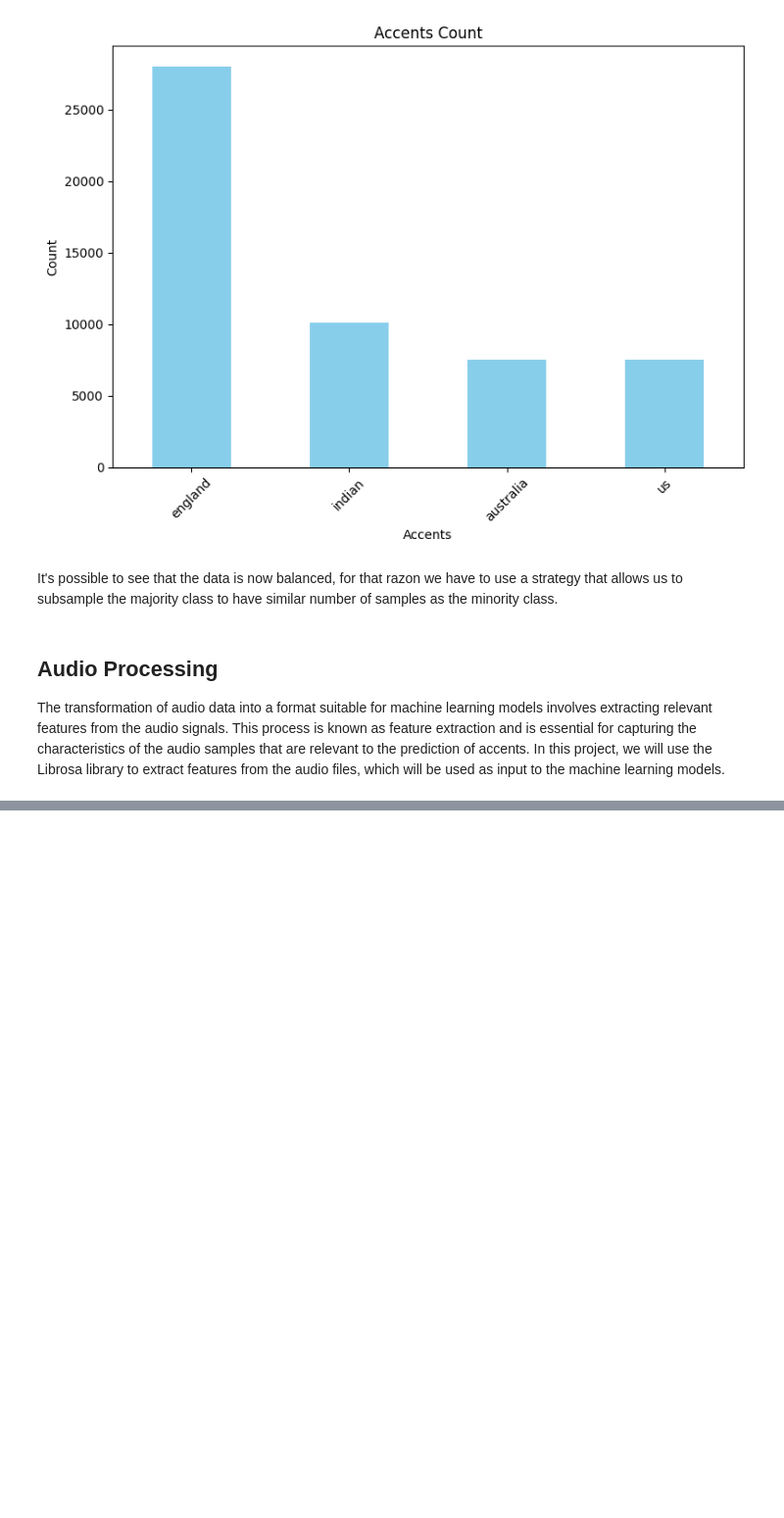
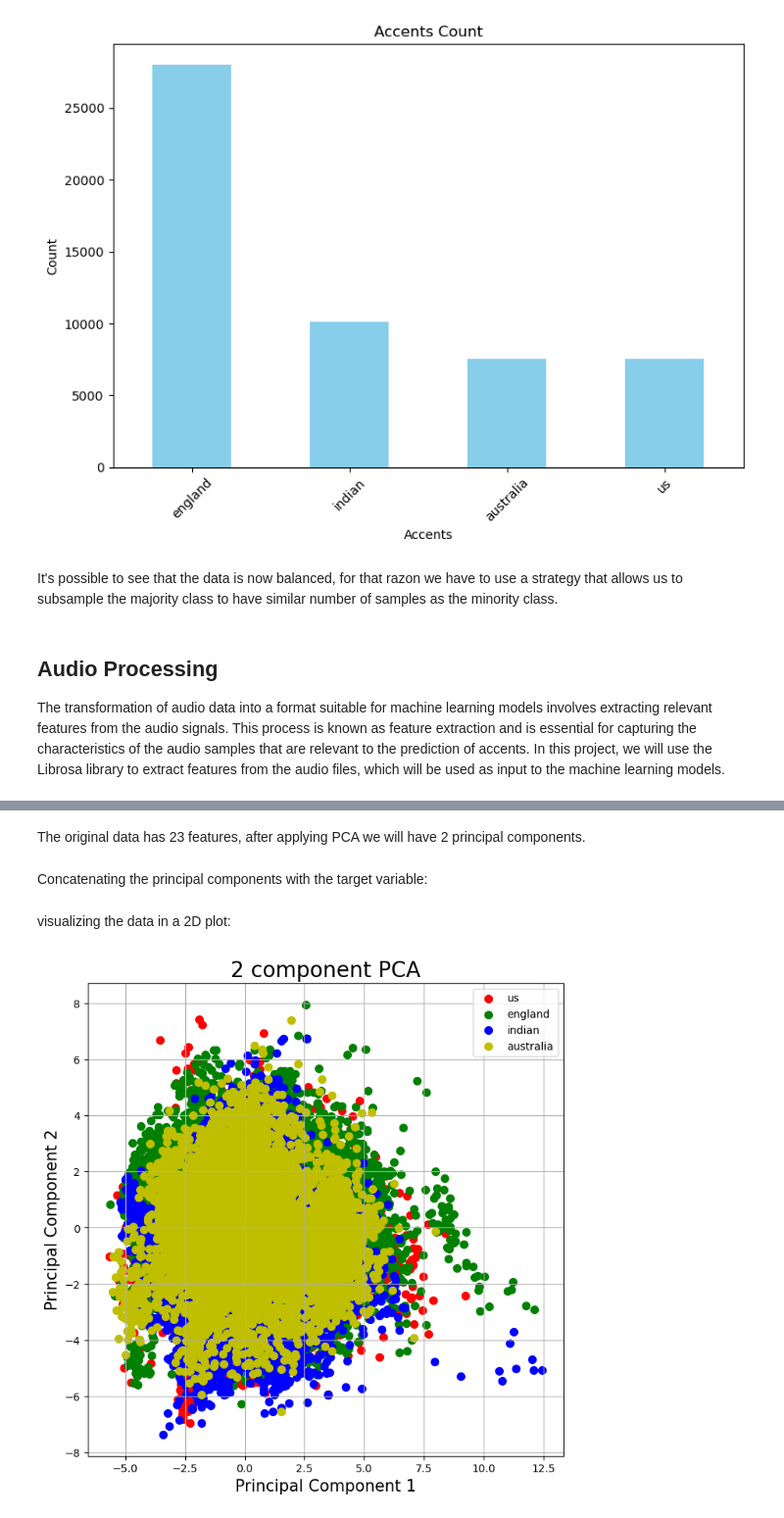
Before and after one commit to CristianPerafan/ArtificialIntelligenceProject, a Jupyter notebook: Delivery2/ExploratoryDataAnalysis2.ipynb, the cells around one changed output, grey strips where cells are left out. Shown: that part at 98% size. Saved outputs shown, nothing was run; the diff lists cells and outputs as text; code cells hidden in the pictures; blank space fills up the shorter version.

```diff
--- a/Delivery2/ExploratoryDataAnalysis2.ipynb
+++ b/Delivery2/ExploratoryDataAnalysis2.ipynb
@@ -301,10 +254,7 @@ plt.show()
 # %% [markdown]
 It's possible to see that the data is now balanced, for that razon we have to use a strategy that allows us to subsample the majority class to have similar number of samples as the minority class.
 # %%
-df["accent"]=df["accent"].replace("us", 1)
-df["accent"]=df["accent"].replace("england", 2)
-df["accent"]=df["accent"].replace("indian", 3)
-df["accent"]=df["accent"].replace("australia", 4)
+df["accent"] = df["accent"].map({"us": 1, "england": 2, "indian": 3, "australia": 4})
 # %% [markdown]
 ## Audio Processing
 The transformation of audio data into a format suitable for machine learning models involves extracting relevant features from the audio signals. This process is known as feature extraction and is essential for capturing the characteristics of the audio samples that are relevant to the prediction of accents. In this project, we will use the Librosa library to extract features from the audio files, which will be used as input to the machine learning models.
@@ -519,0 +362,38 @@ print(X)
+# %% [markdown]
+The original data has 23 features, after applying PCA we will have 2 principal components.
+# %%
+from sklearn.decomposition import PCA
+
+
+pca = PCA(n_components=2)
+
+principalComponents = pca.fit_transform(x)
+
+
+principalDf = pd.DataFrame(data = principalComponents,
+                           columns = ['pc_1', 'pc_2'])
+# %% [markdown]
+Concatenating the principal components with the target variable:
+# %%
+finalDf = pd.concat([principalDf, df[['accent']]], axis = 1)
+# %% [markdown]
+visualizing the data in a 2D plot:
+# %%
+fig = plt.figure(figsize = (8,8))
+ax = fig.add_subplot(1,1,1)
+ax.set_xlabel('Principal Component 1', fontsize = 15)
+ax.set_ylabel('Principal Component 2', fontsize = 15)
+ax.set_title('2 component PCA', fontsize = 20)
+
+targets = ['us', 'england', 'indian', 'australia']
+colors = ['r', 'g', 'b', 'y']
+for target, color in zip(targets,colors):
+    indicesToKeep = finalDf['accent'] == target
+    ax.scatter(finalDf.loc[indicesToKeep, 'pc_1']
+               , finalDf.loc[indicesToKeep, 'pc_2']
+               , c = color
+               , s = 50)
+ax.legend(targets)
+ax.grid()
+# %% [output]
+[figure, added]
```
Also changed, not shown: parts of 51 cells of this notebook, 1 other file.
